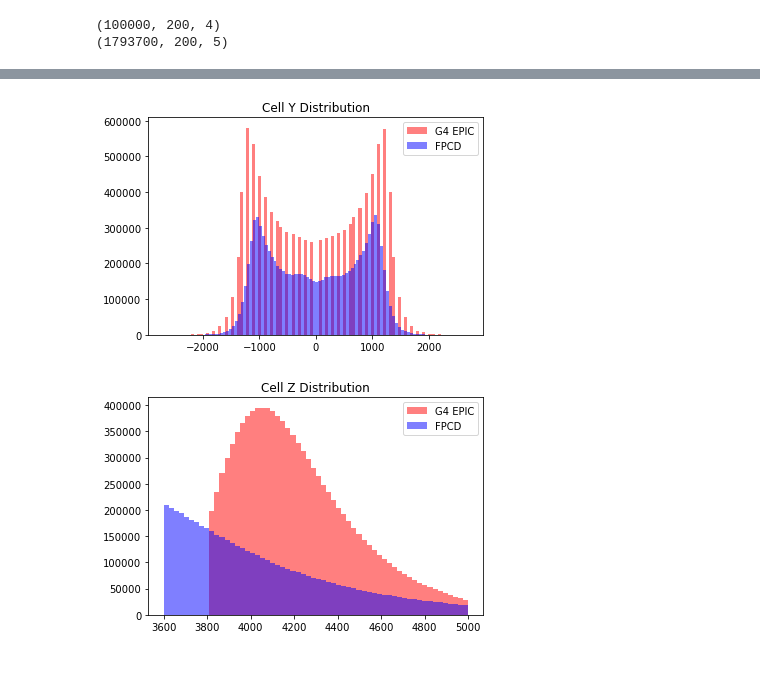
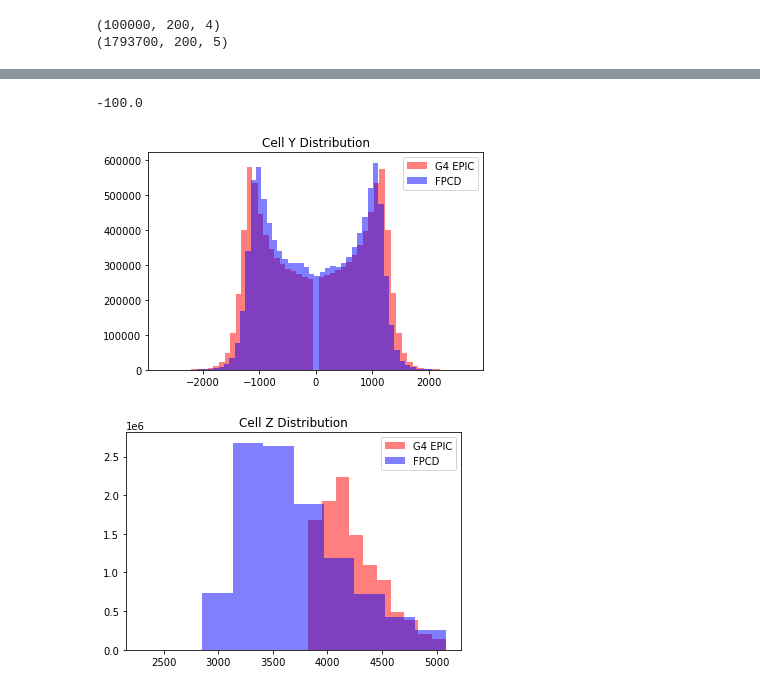
Before and after one commit to ftoralesacosta/GSGM_for_EIC_Calo, a Jupyter notebook: scripts/Compare_Geant_Diffussion.ipynb, the cells around one changed output, grey strips where cells are left out. Drawn from its saved outputs; the diff is of its cells as text; code cells hidden in the pictures.

```diff
--- a/scripts/Compare_Geant_Diffussion.ipynb
+++ b/scripts/Compare_Geant_Diffussion.ipynb
@@ -51,3 +76,8 @@ _ = plt.title("Cell X Distribution")
+# %%
+g4_test = g4_cellsX[g4_cellsX<0]
+print(np.max(g4_test))
+# %% [output]
+-100.0
 # %%
 g4_cellsY = np.ravel(g4['hcal_cells'][:100_000,:,2])
 dfsn_cellsY = np.ravel(dfsn['particle_features'][:,:,2])
@@ -56,26 +86,28 @@ g4_cellsY = g4_cellsY[g4_cellsY != 0]
 dfsn_cellsY = dfsn_cellsY[dfsn_cellsY != 0]
 
 #cellsE_bins = np.linspace(0,0.001,1000)
-plt.hist(np.ravel(g4_cellsY),bins=100,alpha=0.5,label="G4 EPIC",color="red")
-plt.hist(np.ravel(dfsn_cellsY),bins=100,alpha=0.5,label="FPCD",color="blue")
+plt.hist(np.ravel(g4_cellsY),bins=55,alpha=0.5,label="G4 EPIC",color="red")
+plt.hist(np.ravel(dfsn_cellsY),bins=55,alpha=0.5,label="FPCD",color="blue")
 plt.legend()
 _ = plt.title("Cell Y Distribution")
+plt.savefig("CellY.pdf")
 # %% [output]
-[figure, old version]
+[figure, new version]
 # %%
 g4_cellsZ = np.ravel(g4['hcal_cells'][:100_000,:,3])
 dfsn_cellsZ = np.ravel(dfsn['particle_features'][:,:,3])
 
 g4_cellsZ = g4_cellsZ[g4_cellsZ != 0]
 dfsn_cellsZ = dfsn_cellsZ[dfsn_cellsZ != 0]
 
 cellsz_bins = np.linspace(3600,5000,61)
-plt.hist(np.ravel(g4_cellsZ),bins=cellsz_bins,alpha=0.5,label="G4 EPIC",color="red")
-plt.hist(np.ravel(dfsn_cellsZ),bins=cellsz_bins,alpha=0.5,label="FPCD",color="blue")
+plt.hist(np.ravel(g4_cellsZ),alpha=0.5,label="G4 EPIC",color="red")
+plt.hist(np.ravel(dfsn_cellsZ),alpha=0.5,label="FPCD",color="blue")
 plt.legend()
 _ = plt.title("Cell Z Distribution")
+plt.savefig("CellZ.pdf")
 # %% [output]
-[figure, old version]
+[figure, new version]
 # %%
 g4_NCells = np.ravel(g4['cluster'][:100_000,-1])
 dfsn_NCells = np.ravel(dfsn['cluster_features'][:,-1])
```
Also changed, not shown: parts of 9 cells of this notebook, 13 other files.
